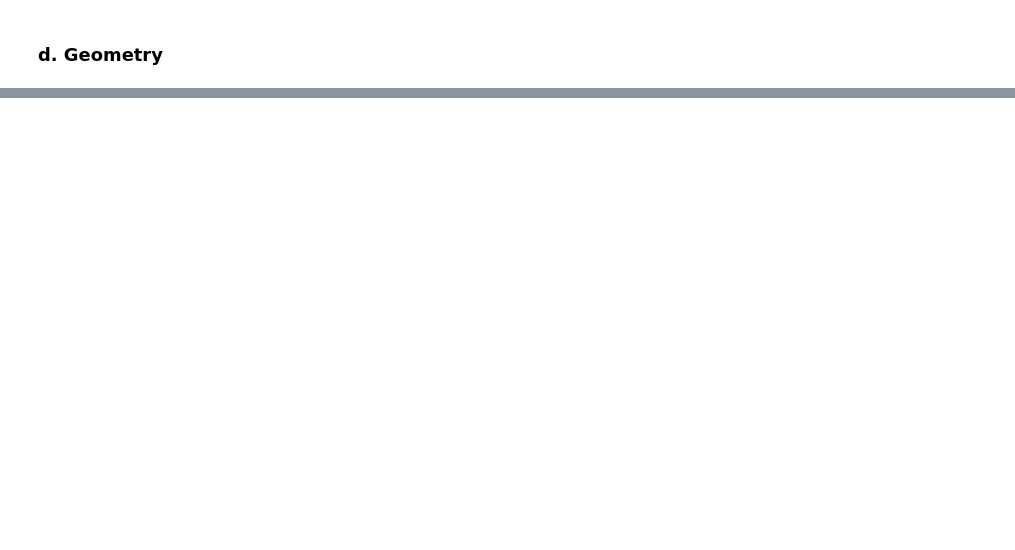
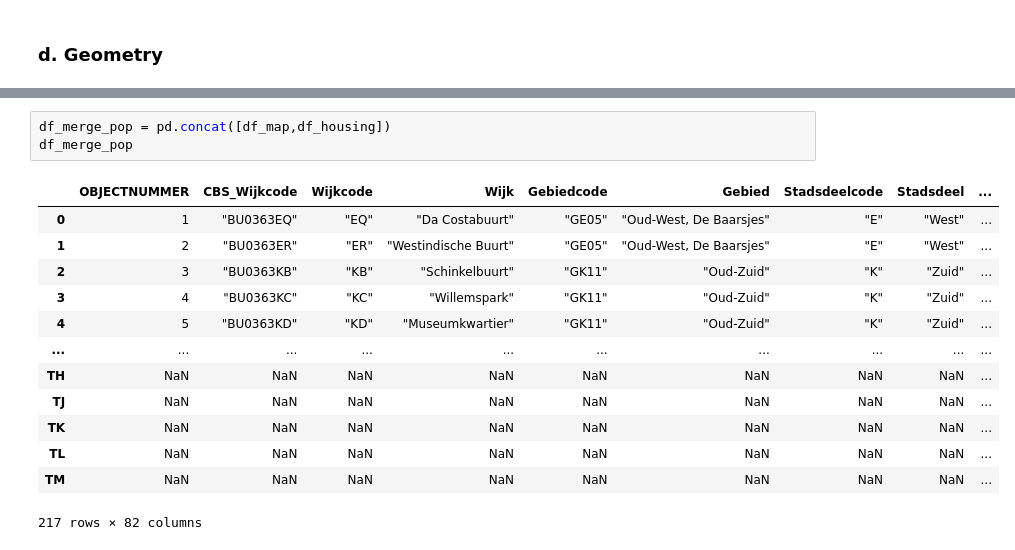
Before and after one commit to mannan272/data1, a Jupyter notebook: hackathon/team13.ipynb, the cells around one changed output, grey strips where cells are left out. Drawn from its saved outputs; the diff is of its cells as text; blank space fills up the shorter version.

Commit message:
merged

```diff
--- a/hackathon/team13.ipynb
+++ b/hackathon/team13.ipynb
@@ -90,3 +119,20 @@ df_map.plot()
 ### lorem impsum
 
 lorem impsum
+# %%
+df_merge_pop = pd.concat([df_map,df_housing])
+df_merge_pop
+# %% [output]
+|  | OBJECTNUMMER | CBS_Wijkcode | Wijkcode | Wijk | Gebiedcode | Gebied | Stadsdeelcode | Stadsdeel | ... |
+| 0 | 1 | "BU0363EQ" | "EQ" | "Da Costabuurt" | "GE05" | "Oud-West, De Baarsjes" | "E" | "West" | ... |
+| 1 | 2 | "BU0363ER" | "ER" | "Westindische Buurt" | "GE05" | "Oud-West, De Baarsjes" | "E" | "West" | ... |
+| 2 | 3 | "BU0363KB" | "KB" | "Schinkelbuurt" | "GK11" | "Oud-Zuid" | "K" | "Zuid" | ... |
+| 3 | 4 | "BU0363KC" | "KC" | "Willemspark" | "GK11" | "Oud-Zuid" | "K" | "Zuid" | ... |
+| 4 | 5 | "BU0363KD" | "KD" | "Museumkwartier" | "GK11" | "Oud-Zuid" | "K" | "Zuid" | ... |
+| ... | ... | ... | ... | ... | ... | ... | ... | ... | ... |
+| TH | NaN | NaN | NaN | NaN | NaN | NaN | NaN | NaN | ... |
+| TJ | NaN | NaN | NaN | NaN | NaN | NaN | NaN | NaN | ... |
+| TK | NaN | NaN | NaN | NaN | NaN | NaN | NaN | NaN | ... |
+| TL | NaN | NaN | NaN | NaN | NaN | NaN | NaN | NaN | ... |
+| TM | NaN | NaN | NaN | NaN | NaN | NaN | NaN | NaN | ... |
+217 rows × 82 columns
```
Also changed, not shown: parts of 13 cells of this notebook, 1 other file.
